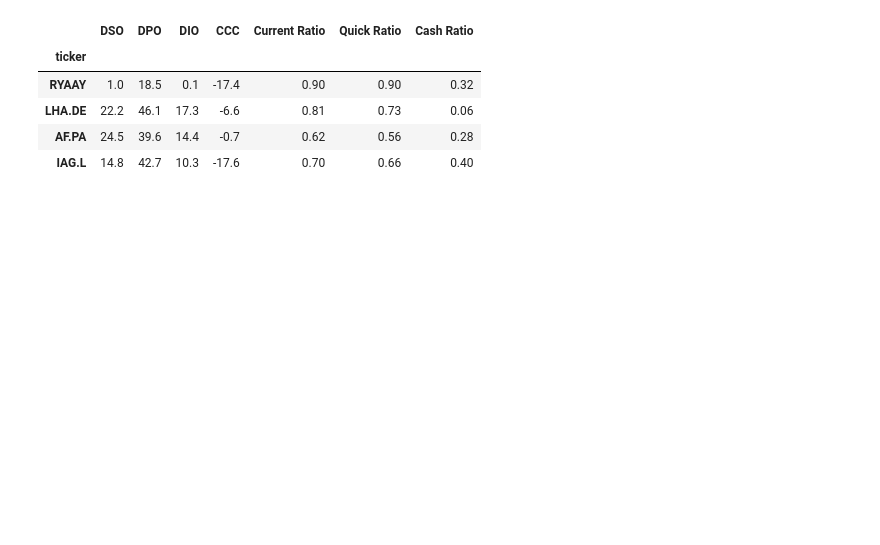
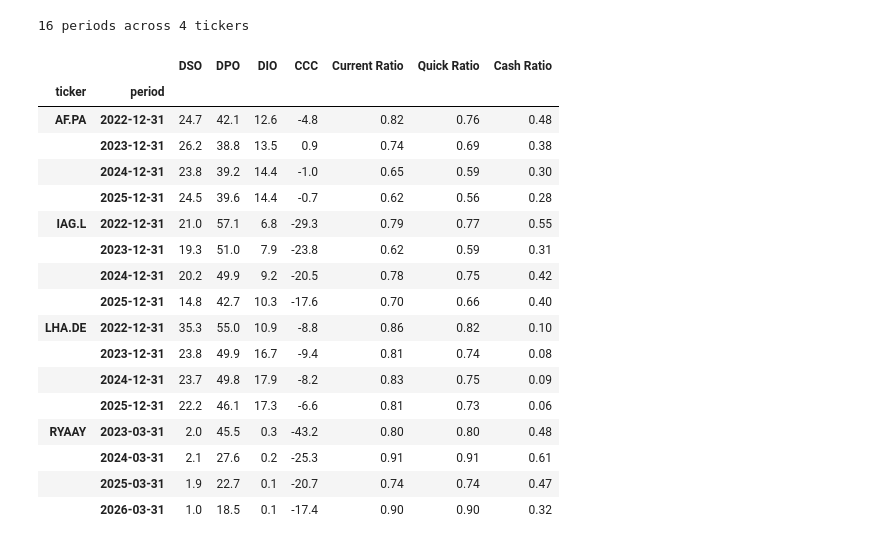
Before and after one commit to ecplol/Airline-Liquidity-risk-Analysis-, a Jupyter notebook: main.ipynb, the cells around one changed output. Cells and saved outputs as stored; diff of their text form; code cells hidden in the pictures; blank space fills up the shorter version.

Commit message:
Annual

```diff
--- a/main.ipynb
+++ b/main.ipynb
@@ -7,4 +6,11 @@ import matplotlib.pyplot as plt
 # %%
 TICKERS = ["RYAAY", "LHA.DE", "AF.PA", "IAG.L"]
 OUTPUT_DIR = "output"
+
+# "annual" gives ~5 fiscal years; "quarterly" gives ~4-7 quarters but is patchier.
+FREQ = "annual"
+
+# Flow items (revenue, COGS) are per-period, so the day count has to match the
+# period or DSO/DPO/DIO come out ~4x too high on quarterly data.
+DAYS_IN_PERIOD = {"annual": 365, "quarterly": 91}
 # %%
@@ -93,31 +111,52 @@ def calculate_ratios(data, days=365):
 # %%
-def build_comparison(tickers, days=365):
-    """Fetch + compute for every ticker. A failure on one name is reported and skipped
-    rather than killing the whole run."""
+def build_history(tickers, freq=FREQ):
+    """Fetch + compute every available period for every ticker. A failure on one
+    name is reported and skipped rather than killing the whole run."""
+    days = DAYS_IN_PERIOD[freq]
     rows = []
     for ticker in tickers:
         try:
-            rows.append(calculate_ratios(fetch_company_data(ticker), days=days))
+            bs, inc = fetch_statements(ticker, freq=freq)
+            rows.extend(calculate_ratios(bs, inc, ticker, days=days))
         except Exception as exc:
             print(f"[skip] {ticker}: {exc}")
 
     if not rows:
         raise RuntimeError("No tickers returned usable data")
 
-    return pd.DataFrame(rows).set_index("ticker")
+    df = pd.DataFrame(rows)
+    df["period"] = pd.to_datetime(df["period"])
+    return df.sort_values(["ticker", "period"]).set_index(["ticker", "period"])
 
 
-ratios = build_comparison(TICKERS)
+history = build_history(TICKERS)
 
 os.makedirs(OUTPUT_DIR, exist_ok=True)
-ratios.to_csv(os.path.join(OUTPUT_DIR, "working_capital_ratios.csv"))
+history.to_csv(os.path.join(OUTPUT_DIR, "working_capital_ratios.csv"))
 
-ratios
+# latest period per ticker - the single-year view from before
+latest = history.groupby(level="ticker").tail(1).droplevel("period")
+
+print(f"{len(history)} periods across {history.index.get_level_values('ticker').nunique()} tickers\n")
+history
 # %% [output]
+16 periods across 4 tickers
-|  | DSO | DPO | DIO | CCC | Current Ratio | Quick Ratio | Cash Ratio |
-| ticker |  |  |  |  |  |  |  |
-| RYAAY | 1.0 | 18.5 | 0.1 | -17.4 | 0.90 | 0.90 | 0.32 |
-| LHA.DE | 22.2 | 46.1 | 17.3 | -6.6 | 0.81 | 0.73 | 0.06 |
-| AF.PA | 24.5 | 39.6 | 14.4 | -0.7 | 0.62 | 0.56 | 0.28 |
-| IAG.L | 14.8 | 42.7 | 10.3 | -17.6 | 0.70 | 0.66 | 0.40 |
+|  |  | DSO | DPO | DIO | CCC | Current Ratio | Quick Ratio | Cash Ratio |
+| ticker | period |  |  |  |  |  |  |  |
+| AF.PA | 2022-12-31 | 24.7 | 42.1 | 12.6 | -4.8 | 0.82 | 0.76 | 0.48 |
+|  | 2023-12-31 | 26.2 | 38.8 | 13.5 | 0.9 | 0.74 | 0.69 | 0.38 |
+|  | 2024-12-31 | 23.8 | 39.2 | 14.4 | -1.0 | 0.65 | 0.59 | 0.30 |
+|  | 2025-12-31 | 24.5 | 39.6 | 14.4 | -0.7 | 0.62 | 0.56 | 0.28 |
+| IAG.L | 2022-12-31 | 21.0 | 57.1 | 6.8 | -29.3 | 0.79 | 0.77 | 0.55 |
+|  | 2023-12-31 | 19.3 | 51.0 | 7.9 | -23.8 | 0.62 | 0.59 | 0.31 |
+|  | 2024-12-31 | 20.2 | 49.9 | 9.2 | -20.5 | 0.78 | 0.75 | 0.42 |
+|  | 2025-12-31 | 14.8 | 42.7 | 10.3 | -17.6 | 0.70 | 0.66 | 0.40 |
+| LHA.DE | 2022-12-31 | 35.3 | 55.0 | 10.9 | -8.8 | 0.86 | 0.82 | 0.10 |
+|  | 2023-12-31 | 23.8 | 49.9 | 16.7 | -9.4 | 0.81 | 0.74 | 0.08 |
+|  | 2024-12-31 | 23.7 | 49.8 | 17.9 | -8.2 | 0.83 | 0.75 | 0.09 |
+|  | 2025-12-31 | 22.2 | 46.1 | 17.3 | -6.6 | 0.81 | 0.73 | 0.06 |
+| RYAAY | 2023-03-31 | 2.0 | 45.5 | 0.3 | -43.2 | 0.80 | 0.80 | 0.48 |
+|  | 2024-03-31 | 2.1 | 27.6 | 0.2 | -25.3 | 0.91 | 0.91 | 0.61 |
+|  | 2025-03-31 | 1.9 | 22.7 | 0.1 | -20.7 | 0.74 | 0.74 | 0.47 |
+|  | 2026-03-31 | 1.0 | 18.5 | 0.1 | -17.4 | 0.90 | 0.90 | 0.32 |
 # %%
```
Also changed, not shown: parts of 4 cells of this notebook, 3 other files.
